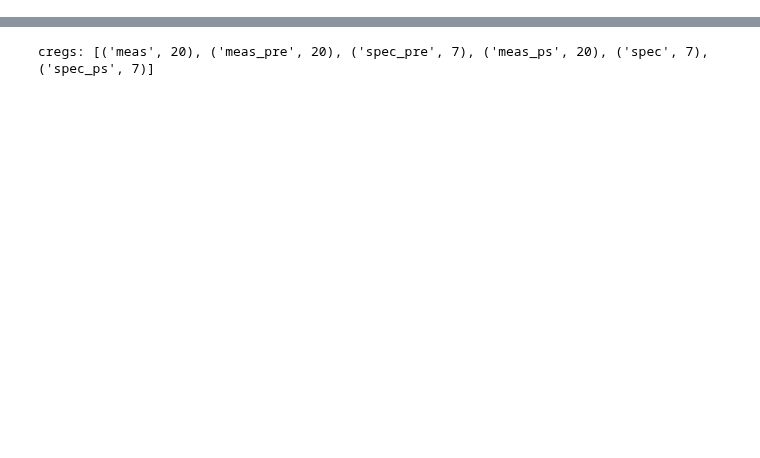
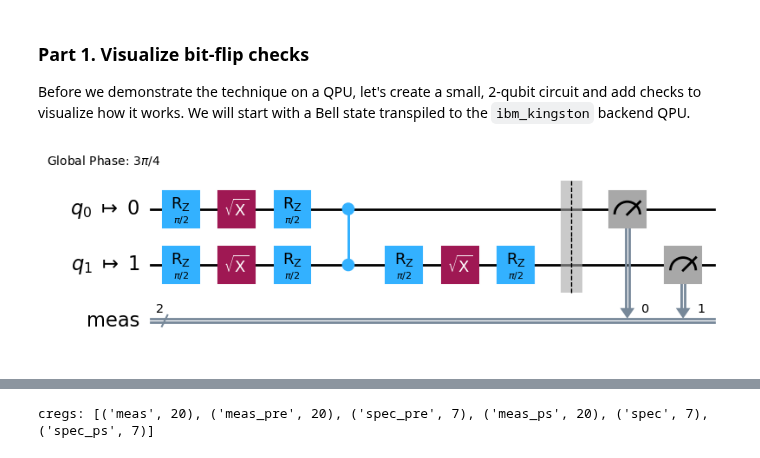
Before and after one commit to Qiskit/qiskit-addon-utils, a Jupyter notebook: docs/how_tos/postselection_with_bit_flip_checks.ipynb, the cells around one changed output, grey strips where cells are left out. Cells and saved outputs as stored; diff of their text form; code cells hidden in the pictures; blank space fills up the shorter version.

```diff
--- a/docs/how_tos/postselection_with_bit_flip_checks.ipynb
+++ b/docs/how_tos/postselection_with_bit_flip_checks.ipynb
@@ -2,0 +15,20 @@
+# %% [markdown]
+### Part 1. Visualize bit-flip checks
+
+Before we demonstrate the technique on a QPU, let's create a small, 2-qubit circuit and add checks to visualize how it works. We will start with a Bell state transpiled to the ``ibm_kingston`` backend QPU.
+# %%
+from qiskit import QuantumCircuit
+from qiskit.transpiler import generate_preset_pass_manager
+from qiskit_ibm_runtime import QiskitRuntimeService
+
+service = QiskitRuntimeService(channel="ibm_quantum_platform", instance="services-premium-us")
+backend = service.backend("ibm_kingston")
+
+qc = QuantumCircuit(2)
+qc.h(0)
+qc.cx(0, 1)
+qc.measure_all()
+qc_isa = generate_preset_pass_manager(optimization_level=0, backend=backend).run(qc)
+qc_isa.draw("mpl")
+# %% [output]
+[figure, added]
```
Also changed, not shown: parts of 19 cells of this notebook.
